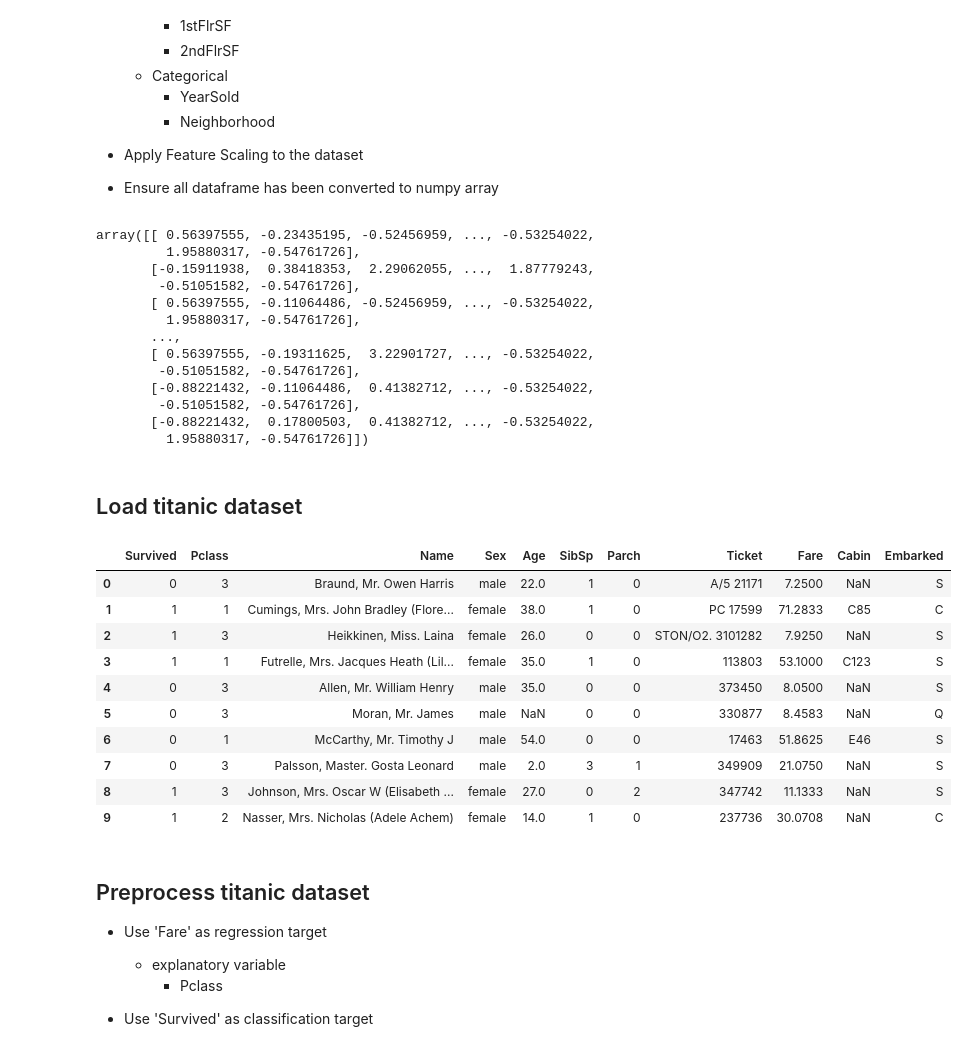
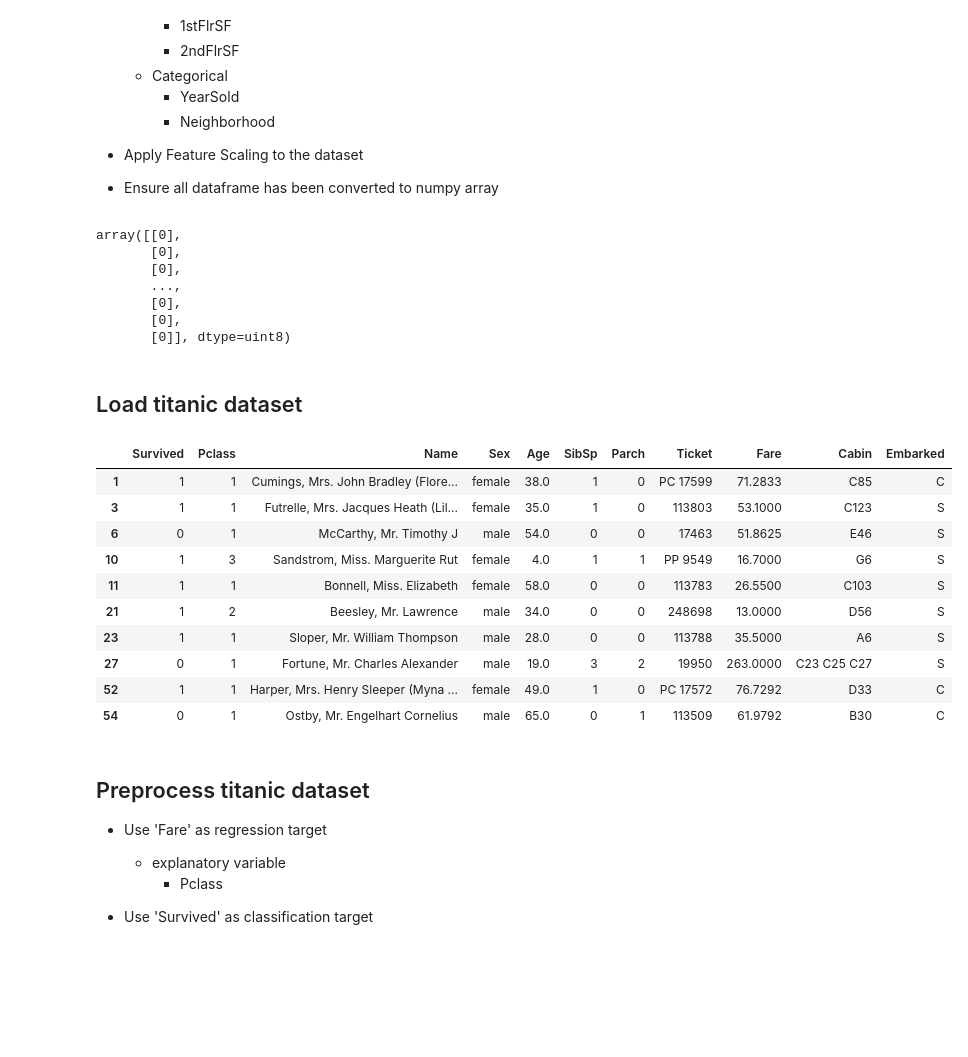
Before and after one commit to Jibinxavier/CS7CS4Machine-Learning, a Jupyter notebook: task1 (performance by dataset size), team_11/task1, team_11, performance by dataset size, source code/task1.ipynb, the cells around one changed output. Saved outputs shown, nothing was run; the diff lists cells and outputs as text; code cells hidden in the pictures; blank space fills up the shorter version.

Commit message:
commit classification, houseprice works ok, sumdata works quite good, titanic regression not very ideal

```diff
--- a/task1 (performance by dataset size), team_11/task1, team_11, performance by dataset size, source code/task1.ipynb
+++ b/task1 (performance by dataset size), team_11/task1, team_11, performance by dataset size, source code/task1.ipynb
@@ -258,40 +259,36 @@ housing_price_X = scX.fit_transform(housing_price_X)
 housing_price_reg_Y = scY.fit_transform(housing_price_reg_Y)
 
 housing_price_X
+housing_price_classif_Y
 # %% [output]
-array([[ 0.56397555, -0.23435195, -0.52456959, ..., -0.53254022,
-         1.95880317, -0.54761726],
-       [-0.15911938,  0.38418353,  2.29062055, ...,  1.87779243,
-        -0.51051582, -0.54761726],
-       [ 0.56397555, -0.11064486, -0.52456959, ..., -0.53254022,
-         1.95880317, -0.54761726],
+array([[0],
+       [0],
+       [0],
        ...,
-       [ 0.56397555, -0.19311625,  3.22901727, ..., -0.53254022,
-        -0.51051582, -0.54761726],
-       [-0.88221432, -0.11064486,  0.41382712, ..., -0.53254022,
-        -0.51051582, -0.54761726],
-       [-0.88221432,  0.17800503,  0.41382712, ..., -0.53254022,
-         1.95880317, -0.54761726]])
+       [0],
+       [0],
+       [0]], dtype=uint8)
 # %% [markdown]
 ## Load titanic dataset
 # %%
 titanic_dataset = pd.read_csv(titanic_path)
 
 # Remove 'PassengerId' as it simply represents the row number
 titanic_dataset = titanic_dataset.drop('PassengerId', axis = 1)
+titanic_dataset = titanic_dataset.dropna()
 titanic_dataset.head(n=10)
 # %% [output]
 |  | Survived | Pclass | Name | Sex | Age | SibSp | Parch | Ticket | Fare | Cabin | Embarked |
-| 0 | 0 | 3 | Braund, Mr. Owen Harris | male | 22.0 | 1 | 0 | A/5 21171 | 7.2500 | NaN | S |
 | 1 | 1 | 1 | Cumings, Mrs. John Bradley (Flore... | female | 38.0 | 1 | 0 | PC 17599 | 71.2833 | C85 | C |
-| 2 | 1 | 3 | Heikkinen, Miss. Laina | female | 26.0 | 0 | 0 | STON/O2. 3101282 | 7.9250 | NaN | S |
 | 3 | 1 | 1 | Futrelle, Mrs. Jacques Heath (Lil... | female | 35.0 | 1 | 0 | 113803 | 53.1000 | C123 | S |
-| 4 | 0 | 3 | Allen, Mr. William Henry | male | 35.0 | 0 | 0 | 373450 | 8.0500 | NaN | S |
-| 5 | 0 | 3 | Moran, Mr. James | male | NaN | 0 | 0 | 330877 | 8.4583 | NaN | Q |
 | 6 | 0 | 1 | McCarthy, Mr. Timothy J | male | 54.0 | 0 | 0 | 17463 | 51.8625 | E46 | S |
-| 7 | 0 | 3 | Palsson, Master. Gosta Leonard | male | 2.0 | 3 | 1 | 349909 | 21.0750 | NaN | S |
-| 8 | 1 | 3 | Johnson, Mrs. Oscar W (Elisabeth ... | female | 27.0 | 0 | 2 | 347742 | 11.1333 | NaN | S |
-| 9 | 1 | 2 | Nasser, Mrs. Nicholas (Adele Achem) | female | 14.0 | 1 | 0 | 237736 | 30.0708 | NaN | C |
+| 10 | 1 | 3 | Sandstrom, Miss. Marguerite Rut | female | 4.0 | 1 | 1 | PP 9549 | 16.7000 | G6 | S |
+| 11 | 1 | 1 | Bonnell, Miss. Elizabeth | female | 58.0 | 0 | 0 | 113783 | 26.5500 | C103 | S |
+| 21 | 1 | 2 | Beesley, Mr. Lawrence | male | 34.0 | 0 | 0 | 248698 | 13.0000 | D56 | S |
+| 23 | 1 | 1 | Sloper, Mr. William Thompson | male | 28.0 | 0 | 0 | 113788 | 35.5000 | A6 | S |
+| 27 | 0 | 1 | Fortune, Mr. Charles Alexander | male | 19.0 | 3 | 2 | 19950 | 263.0000 | C23 C25 C27 | S |
+| 52 | 1 | 1 | Harper, Mrs. Henry Sleeper (Myna ... | female | 49.0 | 1 | 0 | PC 17572 | 76.7292 | D33 | C |
+| 54 | 0 | 1 | Ostby, Mr. Engelhart Cornelius | male | 65.0 | 0 | 1 | 113509 | 61.9792 | B30 | C |
 # %% [markdown]
 ## Preprocess titanic dataset
 
```
Also changed, not shown: parts of 5 cells of this notebook.
